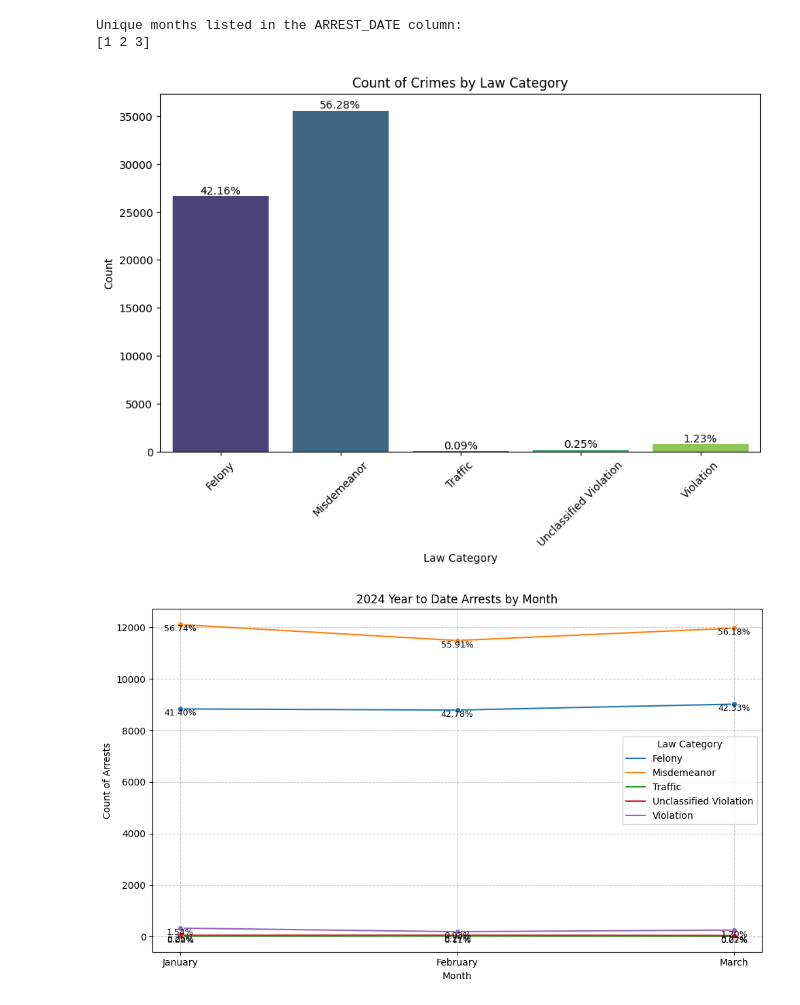
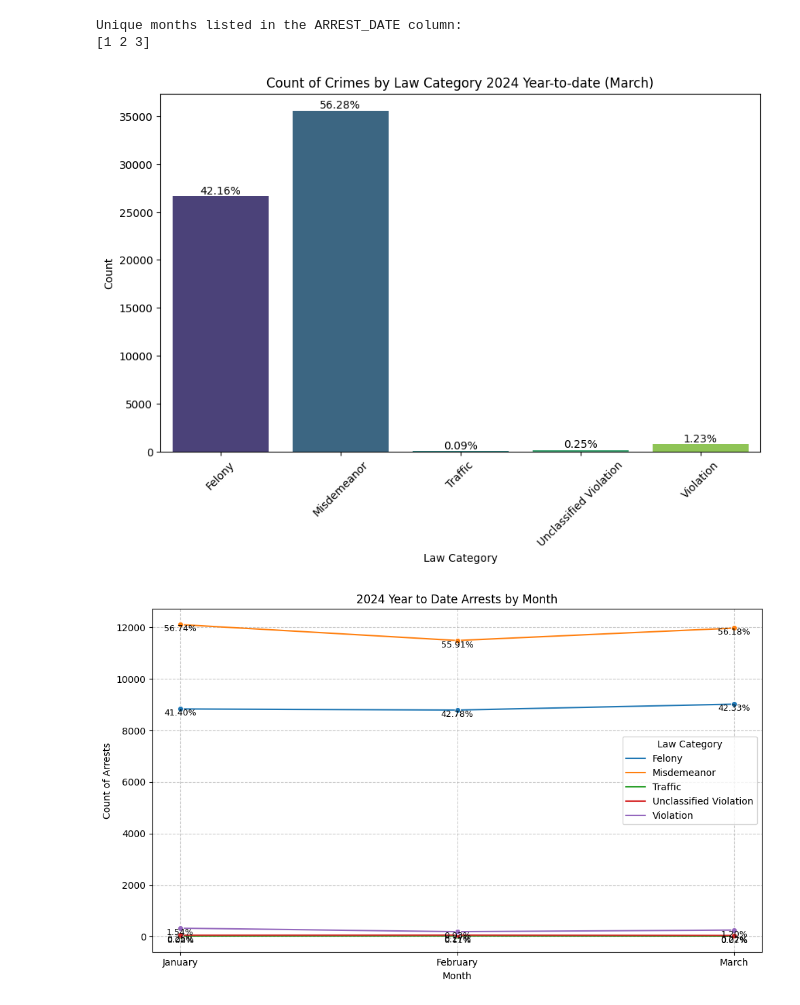
Before and after one commit to CarlosGG18/NYPD-Arrest-Analysis, a Jupyter notebook: 2024_YTD_EDA.ipynb, the cells around one changed output. Drawn from its saved outputs; the diff is of its cells as text; code cells hidden in the pictures.

```diff
--- a/2024_YTD_EDA.ipynb
+++ b/2024_YTD_EDA.ipynb
@@ -126,20 +126,20 @@ law_cat_order = ['Felony', 'Misdemeanor', 'Traffic', 'Unclassified Violation', '
 # %%
 plt.figure(figsize=(10, 6))
 ax = sns.countplot(data=ytd_df, x='LAW_CAT_CD', order=law_cat_order, palette='viridis')
 total_count = ytd_df.shape[0]
 for p in ax.patches:
     percentage = (p.get_height() / total_count) * 100
     ax.annotate(f'{percentage:.2f}%', (p.get_x() + p.get_width() / 2., p.get_height()),
                 ha='center', va='center', fontsize=10, color='black', xytext=(0, 5),
                 textcoords='offset points')
 
-plt.title('Count of Crimes by Law Category')
+plt.title('Count of Crimes by Law Category 2024 Year-to-date (March)')
 plt.xlabel('Law Category')
 plt.ylabel('Count')
 plt.xticks(rotation=45)
 plt.show()
 # %% [output]
-[figure, old version]
+[figure, new version]
 # %%
 agg_df = ytd_df.groupby(['ARREST_MONTH', 'LAW_CAT_CD']).size().reset_index(name='count')
 law_cat_order = ['Felony', 'Misdemeanor', 'Traffic', 'Unclassified Violation', 'Violation']
```
Also changed, not shown: parts of 3 cells of this notebook, 1 other file.
